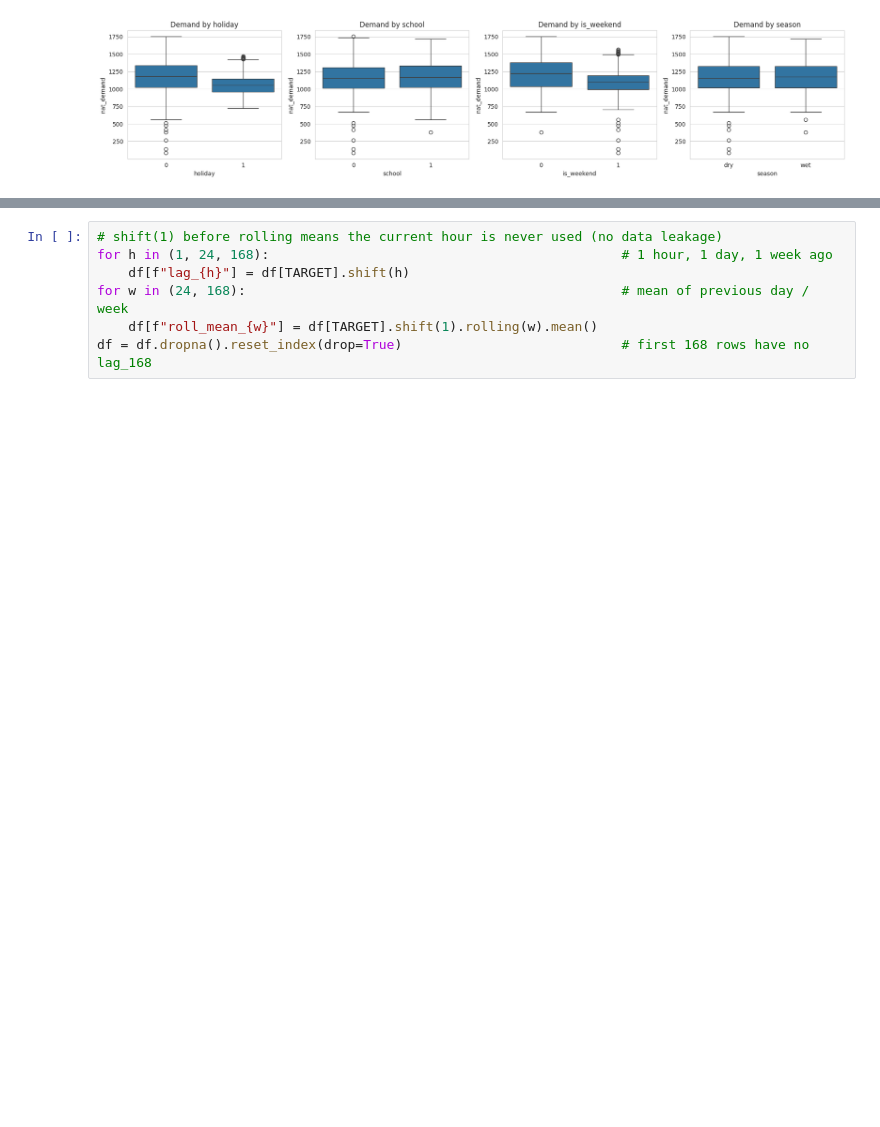
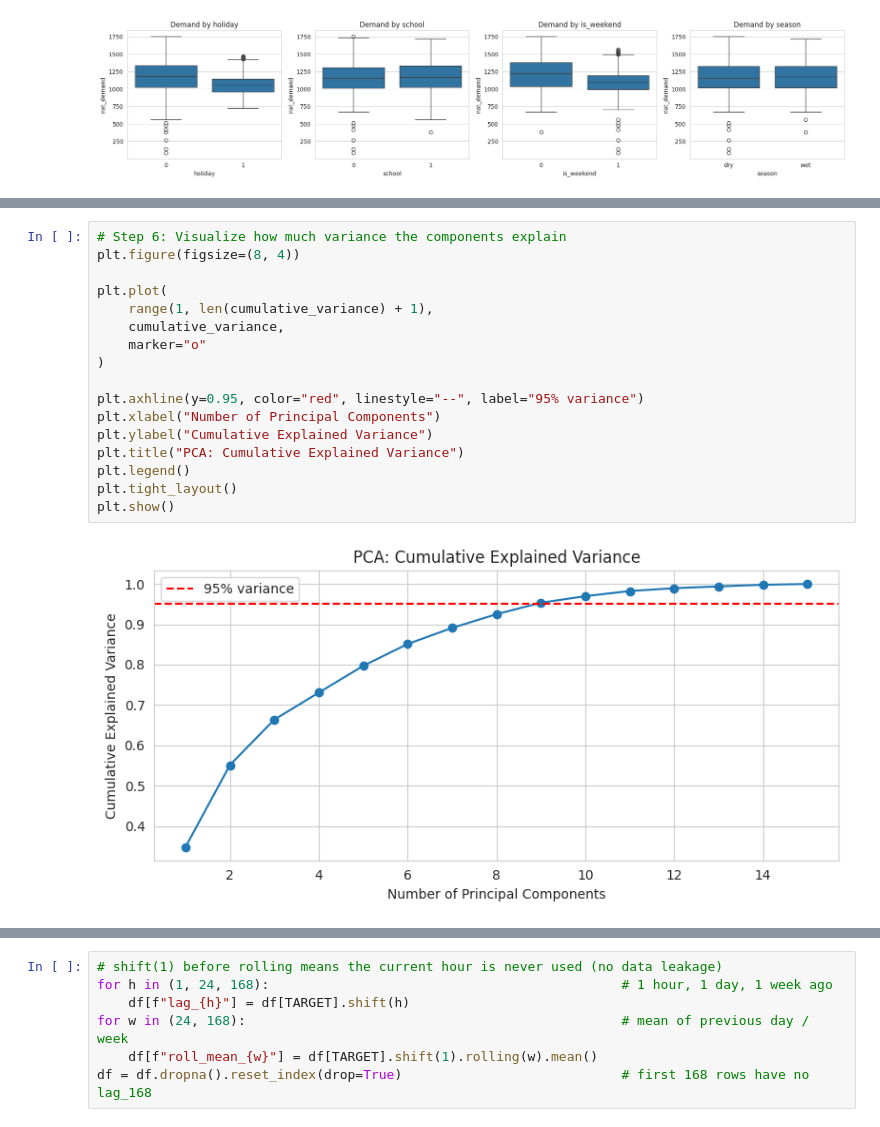
Before and after one commit to Handdyy11/Electricity_load_forecasting, a Jupyter notebook: Electricity_forcasting.ipynb, the cells around one changed output, grey strips where cells are left out. Saved outputs shown, nothing was run; the diff lists cells and outputs as text; blank space fills up the shorter version.

```diff
--- a/Electricity_forcasting.ipynb
+++ b/Electricity_forcasting.ipynb
@@ -213,0 +224,19 @@ plt.show()
+# %%
+# Step 6: Visualize how much variance the components explain
+plt.figure(figsize=(8, 4))
+
+plt.plot(
+    range(1, len(cumulative_variance) + 1),
+    cumulative_variance,
+    marker="o"
+)
+
+plt.axhline(y=0.95, color="red", linestyle="--", label="95% variance")
+plt.xlabel("Number of Principal Components")
+plt.ylabel("Cumulative Explained Variance")
+plt.title("PCA: Cumulative Explained Variance")
+plt.legend()
+plt.tight_layout()
+plt.show()
+# %% [output]
+[figure, added]
```
Also changed, not shown: parts of 11 cells of this notebook.
